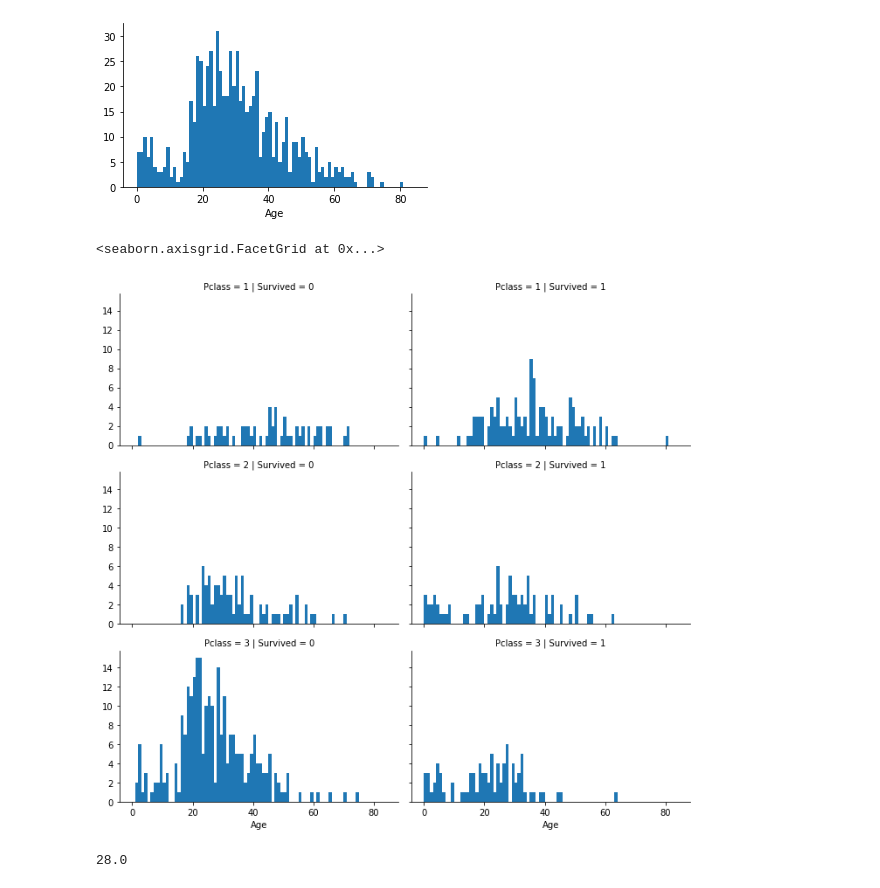
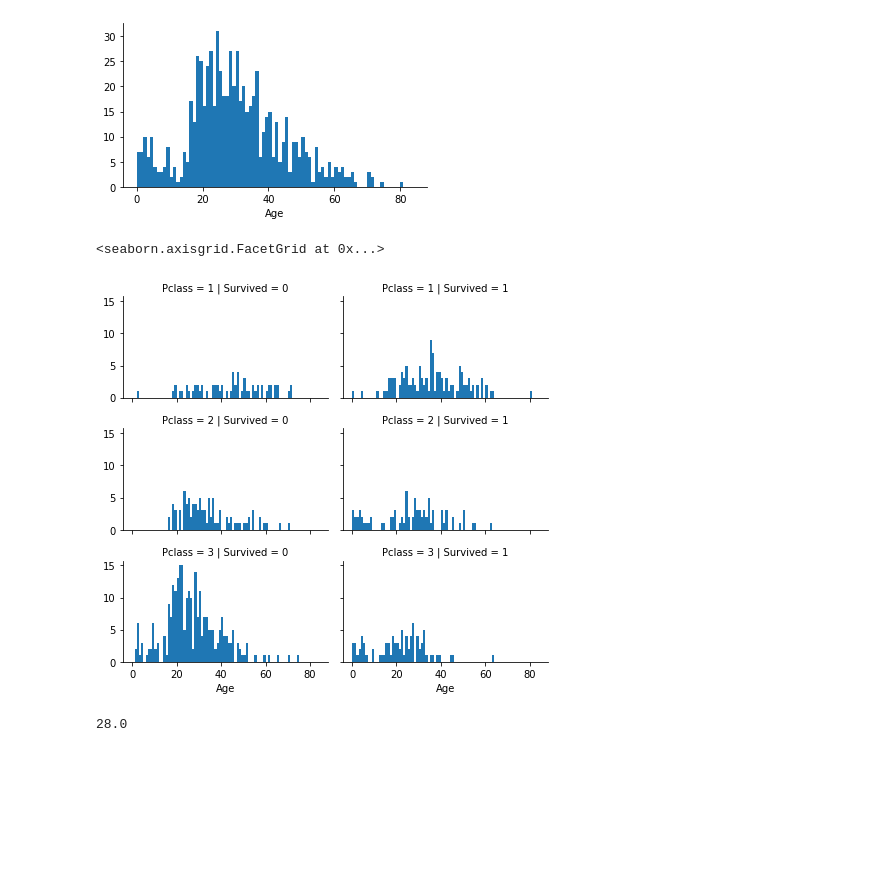
Before and after one commit to albert-kuc/Kaggle, a Jupyter notebook: Titanic/Getting Started with Titanic.ipynb, the cells around one changed output. Cells and saved outputs as stored; diff of their text form; code cells hidden in the pictures; blank space fills up the shorter version.

Commit message:
Updated Titanic explore data

```diff
--- a/Titanic/Getting Started with Titanic.ipynb
+++ b/Titanic/Getting Started with Titanic.ipynb
@@ -155,0 +161,14 @@ Looks as all names are unique and the column name in this form will be not of an
+# %%
+# FIND TITLE IN NAME ATTRIBUTE
+
+import re
+
+def get_title(name):
+    title_search = re.search(' ([A-Za-z]+)\.', name)
+    # If the title exists, extract and return it.
+    if title_search:
+        return title_search.group(1)
+    return ""
+
+train_data['Title'] = train_data['Name'].apply(get_title)
+print(pd.crosstab(train_data['Title'], train_data['Sex']))
@@ -208,13 +284,13 @@ g.map(plt.hist, 'Age', bins=bins)
 [figure]
 # %%
 # AGE HISTOGRAM PER PCLASS AND SURVIVED
-grid = sns.FacetGrid(train_data, col='Survived', row='Pclass', height=3, aspect=1.6)
+grid = sns.FacetGrid(train_data, col='Survived', row='Pclass', height=2, aspect=1.6)
 bins = np.arange(0, 85, 1)
 grid.map(plt.hist, 'Age', bins=bins)
 grid.add_legend()
 # %% [output]
 <seaborn.axisgrid.FacetGrid at 0x...>
-[figure, old version]
+[figure, new version]
 # %%
 train_data['Age'].median()
 # %% [output]
```
Also changed, not shown: parts of 47 cells of this notebook.
